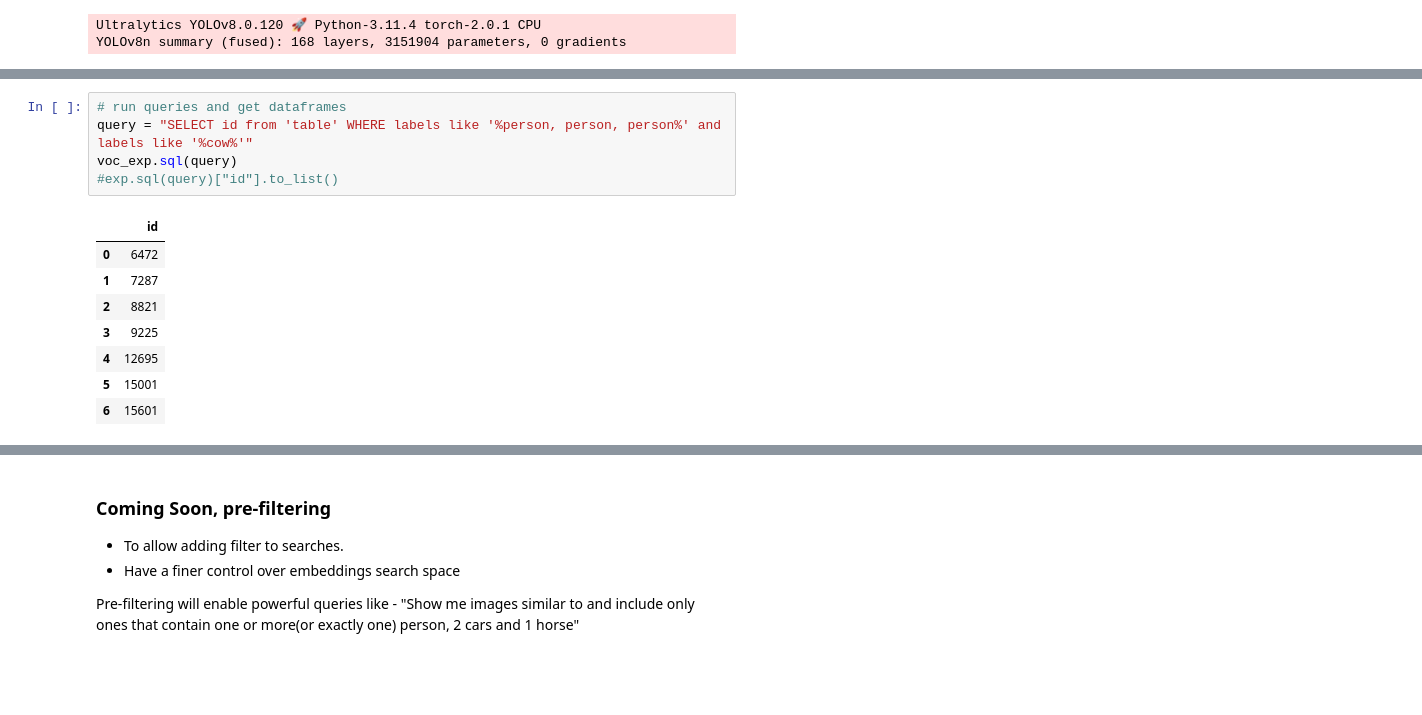
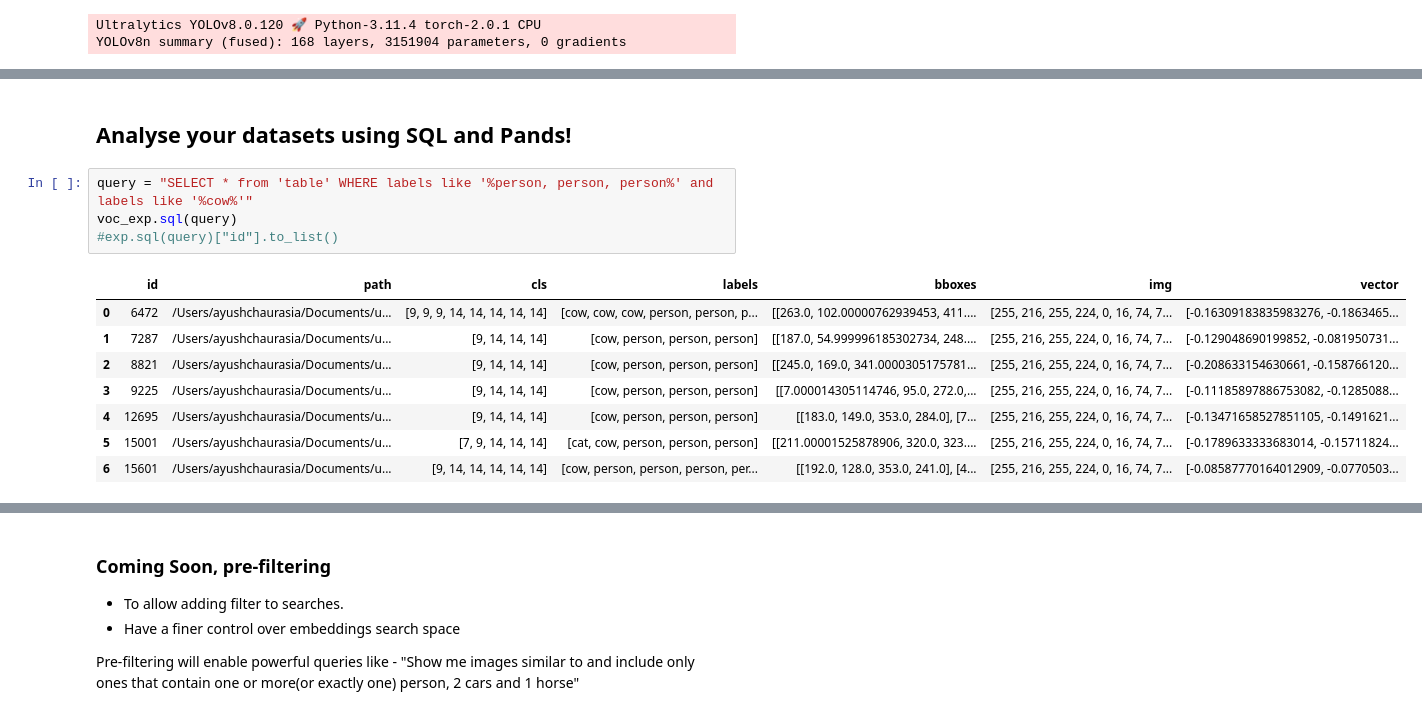
Before and after one commit to lancedb/yoloexplorer, a Jupyter notebook: examples/intro.ipynb, the cells around one changed output, grey strips where cells are left out. Saved outputs shown, nothing was run; the diff lists cells and outputs as text; blank space fills up the shorter version.

```diff
--- a/examples/intro.ipynb
+++ b/examples/intro.ipynb
@@ -64,17 +52,18 @@ voc_exp.dataset_info["names"]
+# %% [markdown]
+## Analyse your datasets using SQL and Pands!
 # %%
-# run queries and get dataframes
-query = "SELECT id from 'table' WHERE labels like '%person, person, person%' and labels like '%cow%'"
+query = "SELECT * from 'table' WHERE labels like '%person, person, person%' and labels like '%cow%'"
 voc_exp.sql(query)
 #exp.sql(query)["id"].to_list()
 # %% [output]
-|  | id |
-| 0 | 6472 |
-| 1 | 7287 |
-| 2 | 8821 |
-| 3 | 9225 |
-| 4 | 12695 |
-| 5 | 15001 |
-| 6 | 15601 |
+|  | id | path | cls | labels | bboxes | img | vector |
+| 0 | 6472 | /Users/ayushchaurasia/Documents/u... | [9, 9, 9, 14, 14, 14, 14, 14] | [cow, cow, cow, person, person, p... | [[263.0, 102.00000762939453, 411.... | [255, 216, 255, 224, 0, 16, 74, 7... | [-0.16309183835983276, -0.1863465... |
+| 1 | 7287 | /Users/ayushchaurasia/Documents/u... | [9, 14, 14, 14] | [cow, person, person, person] | [[187.0, 54.999996185302734, 248.... | [255, 216, 255, 224, 0, 16, 74, 7... | [-0.129048690199852, -0.081950731... |
+| 2 | 8821 | /Users/ayushchaurasia/Documents/u... | [9, 14, 14, 14] | [cow, person, person, person] | [[245.0, 169.0, 341.0000305175781... | [255, 216, 255, 224, 0, 16, 74, 7... | [-0.208633154630661, -0.158766120... |
+| 3 | 9225 | /Users/ayushchaurasia/Documents/u... | [9, 14, 14, 14] | [cow, person, person, person] | [[7.000014305114746, 95.0, 272.0,... | [255, 216, 255, 224, 0, 16, 74, 7... | [-0.11185897886753082, -0.1285088... |
+| 4 | 12695 | /Users/ayushchaurasia/Documents/u... | [9, 14, 14, 14] | [cow, person, person, person] | [[183.0, 149.0, 353.0, 284.0], [7... | [255, 216, 255, 224, 0, 16, 74, 7... | [-0.13471658527851105, -0.1491621... |
+| 5 | 15001 | /Users/ayushchaurasia/Documents/u... | [7, 9, 14, 14, 14] | [cat, cow, person, person, person] | [[211.00001525878906, 320.0, 323.... | [255, 216, 255, 224, 0, 16, 74, 7... | [-0.1789633333683014, -0.15711824... |
+| 6 | 15601 | /Users/ayushchaurasia/Documents/u... | [9, 14, 14, 14, 14, 14] | [cow, person, person, person, per... | [[192.0, 128.0, 353.0, 241.0], [4... | [255, 216, 255, 224, 0, 16, 74, 7... | [-0.08587770164012909, -0.0770503... |
 # %%
 voc_exp.plot_imgs([6472, 7287, 8821, 9225, 12695, 15001, 15601])
 # %% [output]
```
Also changed, not shown: parts of 16 cells of this notebook, 1 other file.
